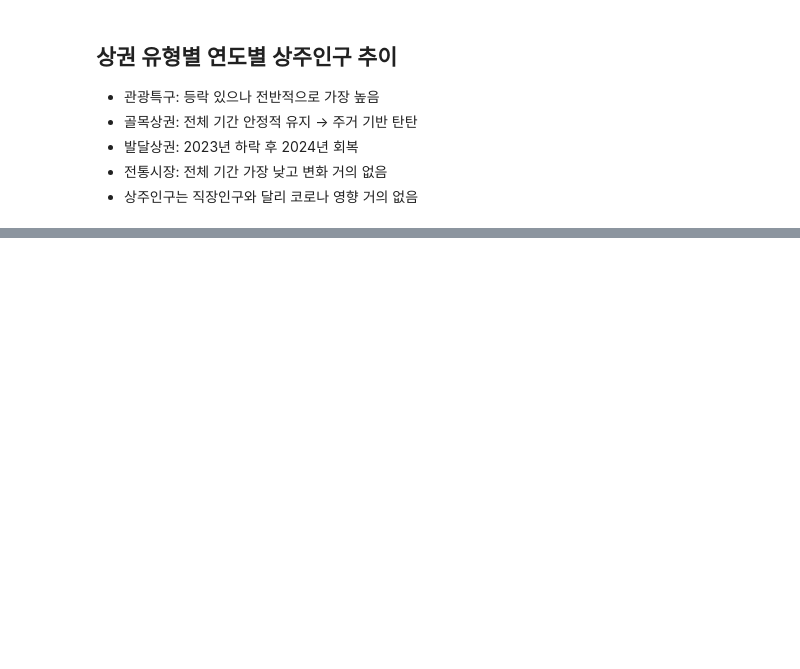
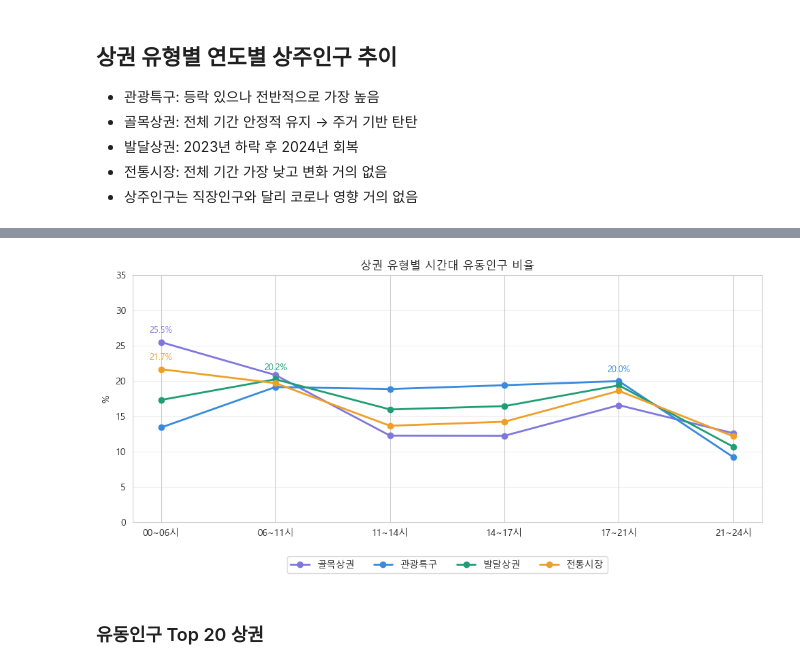
Before and after one commit to sonjiwoo-creator/seouldf, a Jupyter notebook: main.ipynb, the cells around one changed output, grey strips where cells are left out. Saved outputs shown, nothing was run; the diff lists cells and outputs as text; code cells hidden in the pictures; blank space fills up the shorter version.

```diff
--- a/main.ipynb
+++ b/main.ipynb
@@ -1693,0 +1990,49 @@ plt.show()
+# %%
+time_cols_raw = [
+    '시간대_00_06_유동인구_수', '시간대_06_11_유동인구_수',
+    '시간대_11_14_유동인구_수', '시간대_14_17_유동인구_수',
+    '시간대_17_21_유동인구_수', '시간대_21_24_유동인구_수'
+]
+time_labels = ['00~06시', '06~11시', '11~14시', '14~17시', '17~21시', '21~24시']
+
+# 비율 컬럼 생성
+for col, label in zip(time_cols_raw, time_labels):
+    df[f'{label}_비율'] = df[col] / df['총_유동인구_수'] * 100
+
+time_ratio_cols = [f'{l}_비율' for l in time_labels]
+# %%
+time_by_type = df.groupby('상권_구분_코드_명')[time_ratio_cols].mean()
+time_by_type.columns = time_labels
+
+colors = {
+    '골목상권': '#7F77DD', '관광특구': '#378ADD',
+    '발달상권': '#1D9E75', '전통시장': '#EF9F27'
+}
+
+fig, ax = plt.subplots(figsize=(10, 5))
+
+for type_name, row in time_by_type.iterrows():
+    ax.plot(time_labels, row.values,
+            marker='o', markersize=6, linewidth=2,
+            color=colors[type_name], label=type_name)
+
+    # 피크 시간대 강조
+    peak_idx = row.values.argmax()
+    ax.annotate(f'{row.values[peak_idx]:.1f}%',
+                xy=(peak_idx, row.values[peak_idx]),
+                xytext=(0, 10), textcoords='offset points',
+                ha='center', fontsize=9, color=colors[type_name])
+
+ax.set_title('상권 유형별 시간대 유동인구 비율')
+ax.set_ylabel('%')
+ax.set_ylim(0, 35)
+ax.grid(axis='y', alpha=0.3)
+ax.legend(loc='upper center', bbox_to_anchor=(0.5, -0.12),
+          ncol=4, framealpha=0.9, edgecolor='lightgray', fontsize=10)
+plt.tight_layout()
+plt.subplots_adjust(bottom=0.2)
+plt.show()
+# %% [output]
+[figure, added]
+# %% [markdown]
+### 유동인구 Top 20 상권
```
Also changed, not shown: parts of 41 cells of this notebook.
